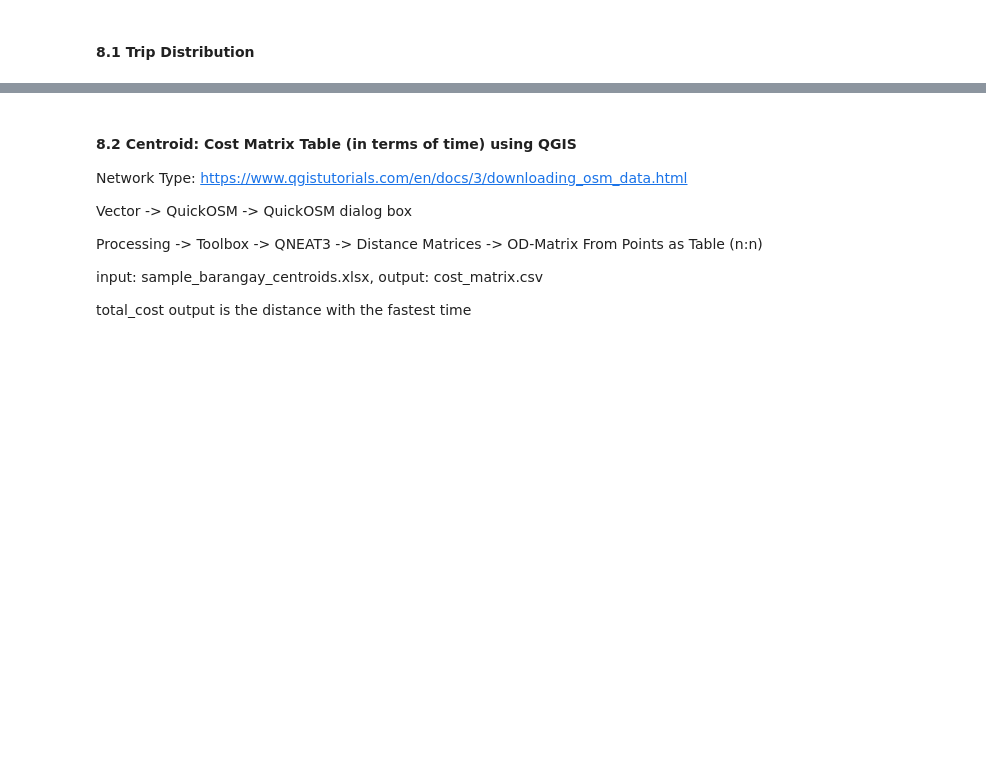
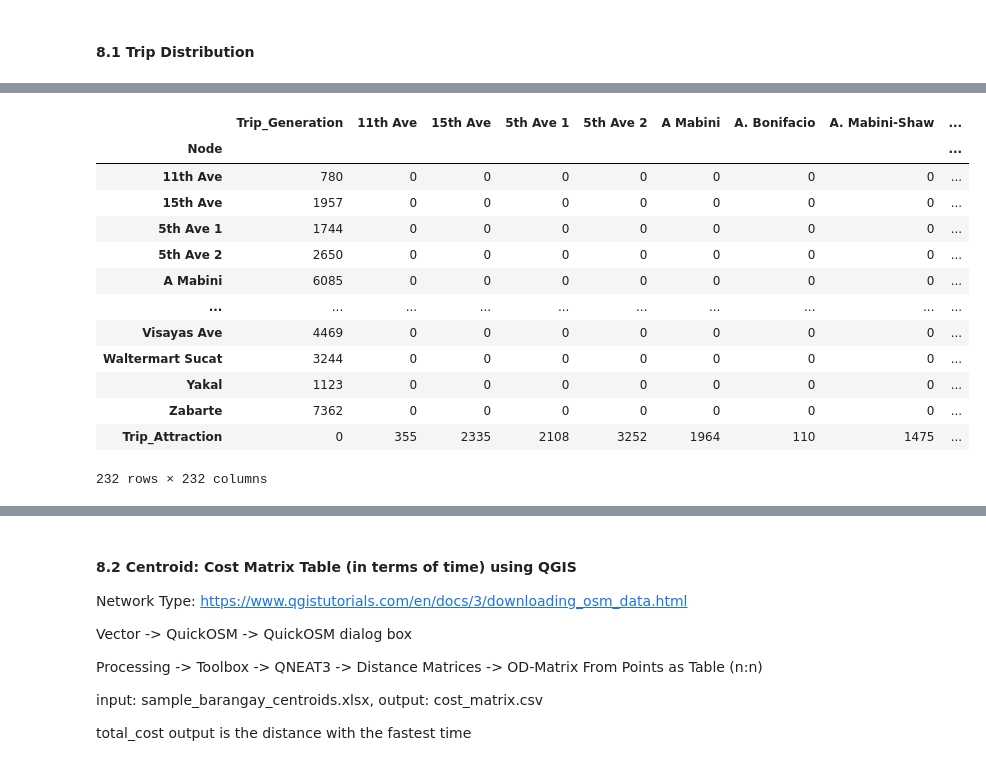
Before and after one commit to msescordial/rnga, a Jupyter notebook: Generating_Demand_Matrix_final.ipynb, the cells around one changed output, grey strips where cells are left out. Cells and saved outputs as stored; diff of their text form; code cells hidden in the pictures; blank space fills up the shorter version.

```diff
--- a/Generating_Demand_Matrix_final.ipynb
+++ b/Generating_Demand_Matrix_final.ipynb
@@ -822,5 +1484,5 @@ df_gen
 # %% [markdown]
 #### df_generation
 # %%
-df_generation = df_gen.drop(columns=["2020","2015_cat1","2015_cat2","2015_cat3","2015_cat1%","2015_cat2%","2015_cat3%"])
+df_generation = df_gen.drop(columns=["2,020","2015_cat1","2015_cat2","2015_cat3","2015_cat1%","2015_cat2%","2015_cat3%","District","Coordinates"])
 df_generation.head()
@@ -827,5 +1496,6 @@ df_generation.head()
 # %% [markdown]
 #### 7. Centroids: Trip_Generation and Trip_Attraction
 # %%
-df_generation_attraction = pd.concat([df_generation, df_attraction], axis=1)
-df_generation_attraction
+df_generation_attraction = df_generation
+df_generation_attraction["Trip_Attraction"] = list_attraction
+df_generation_attraction.head()
@@ -865,0 +1509,4 @@ df_cn_final
+# %%
+df_generation_attraction = df_generation_attraction.reset_index()
+df_generation_attraction.drop(columns=["index"], inplace=True)
+df_generation_attraction.tail()
@@ -865,0 +1520,3 @@ df_cn_final
+# %%
+df_generation_attraction.set_index("Barangay_Name", inplace=True)
+df_generation_attraction.tail()
@@ -884,3 +1604,33 @@ df_trip_distribution
+# %%
+list_nodes = list(df_cn_final.index)
+no_of_nodes = len(list_nodes)
+list_node_numbers = range(0,no_of_nodes)
+list_elements = [0] * no_of_nodes
+
+df_trip_distribution = pd.DataFrame(df_cn_final["Trip_Generation"], index=df_cn_final.index)
+for node in list_nodes:
+    df_trip_distribution[node] = [0] * no_of_nodes
+
+df_trip_distribution.loc[len(df_trip_distribution.index)] = [0] + df_cn_final["Trip_Attraction"].to_list()
+
+# CHANGE the dictionary key below (len(df_trip_distribution.index))
+df_trip_distribution.rename(index={231:'Trip_Attraction'},inplace=True)
+df_trip_distribution
+# %% [output]
+|  | Trip_Generation | 11th Ave | 15th Ave | 5th Ave 1 | 5th Ave 2 | A Mabini | A. Bonifacio | A. Mabini-Shaw | ... |
+| Node |  |  |  |  |  |  |  |  | ... |
+| 11th Ave | 780 | 0 | 0 | 0 | 0 | 0 | 0 | 0 | ... |
+| 15th Ave | 1957 | 0 | 0 | 0 | 0 | 0 | 0 | 0 | ... |
+| 5th Ave 1 | 1744 | 0 | 0 | 0 | 0 | 0 | 0 | 0 | ... |
+| 5th Ave 2 | 2650 | 0 | 0 | 0 | 0 | 0 | 0 | 0 | ... |
+| A Mabini | 6085 | 0 | 0 | 0 | 0 | 0 | 0 | 0 | ... |
+| ... | ... | ... | ... | ... | ... | ... | ... | ... | ... |
+| Visayas Ave | 4469 | 0 | 0 | 0 | 0 | 0 | 0 | 0 | ... |
+| Waltermart Sucat | 3244 | 0 | 0 | 0 | 0 | 0 | 0 | 0 | ... |
+| Yakal | 1123 | 0 | 0 | 0 | 0 | 0 | 0 | 0 | ... |
+| Zabarte | 7362 | 0 | 0 | 0 | 0 | 0 | 0 | 0 | ... |
+| Trip_Attraction | 0 | 355 | 2335 | 2108 | 3252 | 1964 | 110 | 1475 | ... |
+232 rows × 232 columns
 # %%
 print(sum(list(df_trip_distribution["Trip_Generation"])))
 print(sum(list(df_cn_final["Trip_Generation"])))
```
Also changed, not shown: parts of 186 cells of this notebook.
